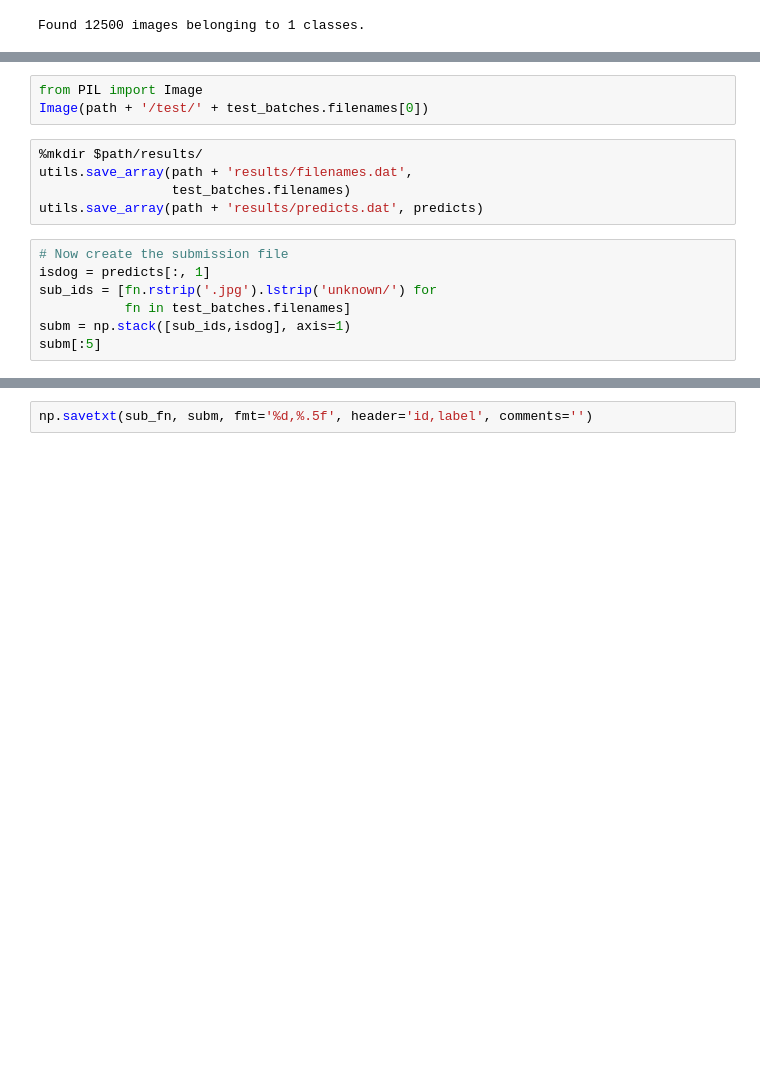
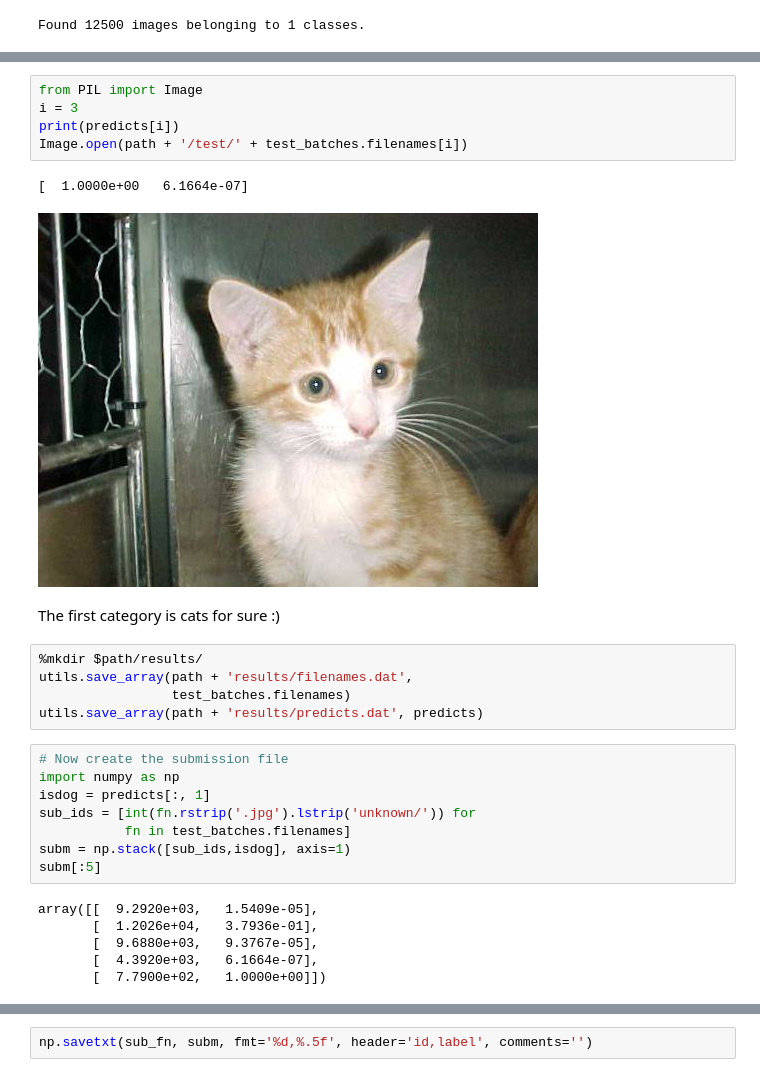
Before and after one commit to raspstephan/courses, a Jupyter notebook: deeplearning1/nbs/my_lesson1.ipynb, the cells around one changed output, grey strips where cells are left out. Cells and saved outputs as stored; diff of their text form; blank space fills up the shorter version.

Commit message:
First submission

```diff
--- a/deeplearning1/nbs/my_lesson1.ipynb
+++ b/deeplearning1/nbs/my_lesson1.ipynb
@@ -211,6 +221,13 @@ print predicts[:5]
 # %%
 from PIL import Image
-Image(path + '/test/' + test_batches.filenames[0])
+i = 3
+print(predicts[i])
+Image.open(path + '/test/' + test_batches.filenames[i])
+# %% [output]
+[  1.0000e+00   6.1664e-07]
+[figure, added]
+# %% [markdown]
+The first category is cats for sure :)
 # %%
 %mkdir $path/results/
 utils.save_array(path + 'results/filenames.dat',
@@ -218,11 +235,18 @@ utils.save_array(path + 'results/filenames.dat',
 utils.save_array(path + 'results/predicts.dat', predicts)
 # %%
 # Now create the submission file
+import numpy as np
 isdog = predicts[:, 1]
-sub_ids = [fn.rstrip('.jpg').lstrip('unknown/') for
+sub_ids = [int(fn.rstrip('.jpg').lstrip('unknown/')) for
            fn in test_batches.filenames]
 subm = np.stack([sub_ids,isdog], axis=1)
 subm[:5]
+# %% [output]
+array([[  9.2920e+03,   1.5409e-05],
+       [  1.2026e+04,   3.7936e-01],
+       [  9.6880e+03,   9.3767e-05],
+       [  4.3920e+03,   6.1664e-07],
+       [  7.7900e+02,   1.0000e+00]])
 # %%
 %mkdir $path/submission/
 sub_fn = path + 'submission/submission1.csv'
```
Also changed, not shown: parts of 8 cells of this notebook.
